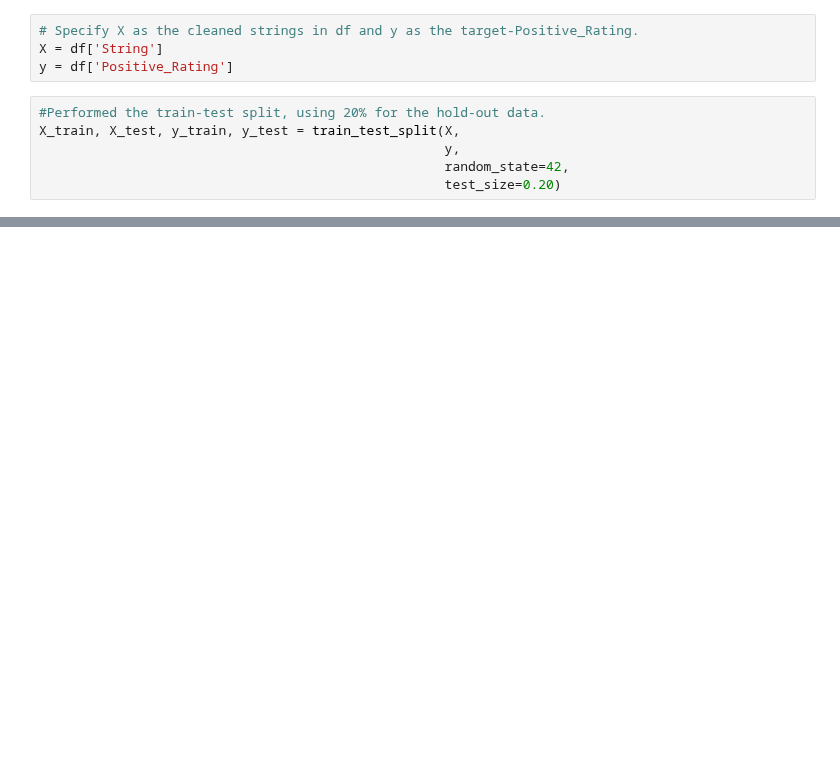
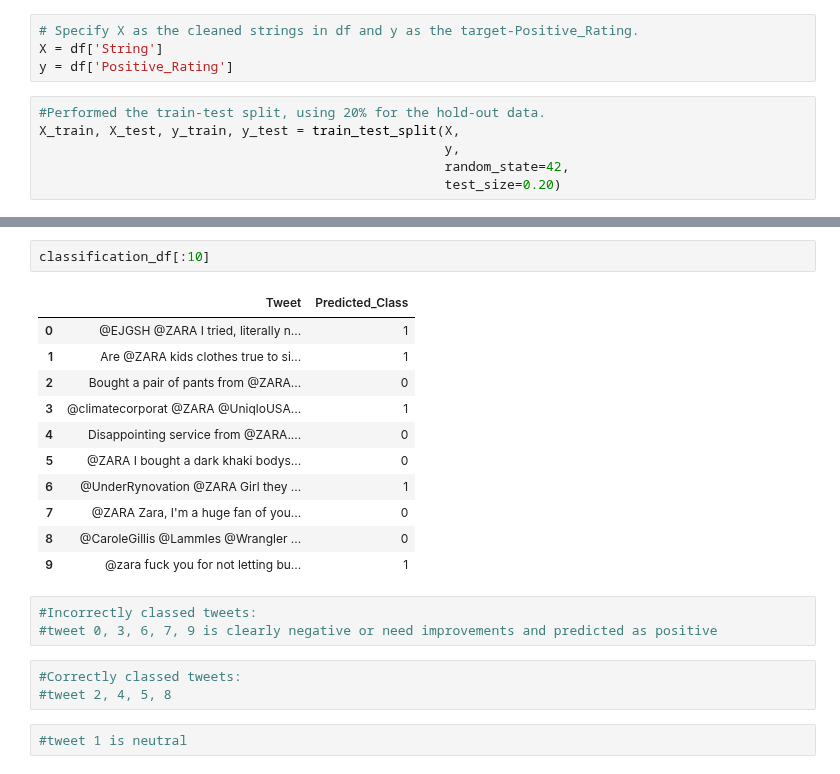
Before and after one commit to jlc0512/Utilizing-E-Commerce-Reviews-to-Predict-Comment-Sentiments, a Jupyter notebook: final_model_with_tweets.ipynb, the cells around one changed output, grey strips where cells are left out. Drawn from its saved outputs; the diff is of its cells as text; blank space fills up the shorter version.

```diff
--- a/final_model_with_tweets.ipynb
+++ b/final_model_with_tweets.ipynb
@@ -410,0 +271,22 @@ Name: text, dtype: object
+# %%
+classification_df[:10]
+# %% [output]
+|  | Tweet | Predicted_Class |
+| 0 | @EJGSH @ZARA I tried, literally n... | 1 |
+| 1 | Are @ZARA kids clothes true to si... | 1 |
+| 2 | Bought a pair of pants from @ZARA... | 0 |
+| 3 | @climatecorporat @ZARA @UniqloUSA... | 1 |
+| 4 | Disappointing service from @ZARA.... | 0 |
+| 5 | @ZARA I bought a dark khaki bodys... | 0 |
+| 6 | @UnderRynovation @ZARA Girl they ... | 1 |
+| 7 | @ZARA Zara, I'm a huge fan of you... | 0 |
+| 8 | @CaroleGillis @Lammles @Wrangler ... | 0 |
+| 9 | @zara fuck you for not letting bu... | 1 |
+# %%
+#Incorrectly classed tweets:
+#tweet 0, 3, 6, 7, 9 is clearly negative or need improvements and predicted as positive
+# %%
+#Correctly classed tweets:
+#tweet 2, 4, 5, 8
+# %%
+#tweet 1 is neutral
```
Also changed, not shown: parts of 95 cells of this notebook, 2 other files.
